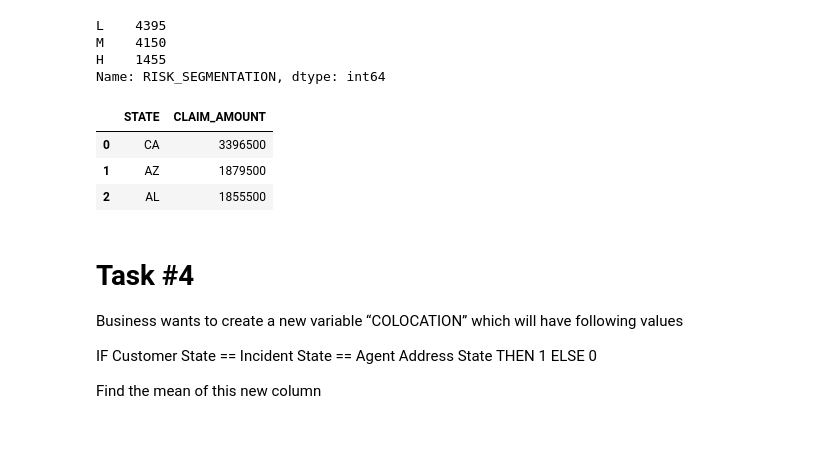
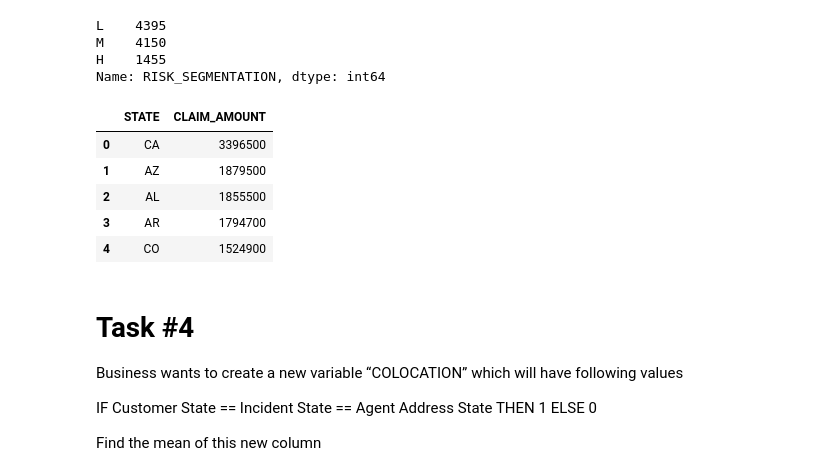
Before and after one commit to deepu-san/Tasks, a Jupyter notebook: GDTC Task/GDTC_Task.ipynb, the cells around one changed output. Cells and saved outputs as stored; diff of their text form; code cells hidden in the pictures; blank space fills up the shorter version.

```diff
--- a/GDTC Task/GDTC_Task.ipynb
+++ b/GDTC Task/GDTC_Task.ipynb
@@ -34,6 +34,8 @@ df_ins.head(2)
 | 0 | 2020-06-01 00:00:00 | TXN00000001 | A00003822 | PLC00008468 | 2015-06-23 | 2020-05-16 | 2020-05-21 | ... |
 | 1 | 2020-06-01 00:00:00 | TXN00000002 | A00008149 | PLC00009594 | 2018-04-21 | 2020-05-13 | 2020-05-18 | ... |
 2 rows × 38 columns
+# %%
+df_ins['TXN_DATE_TIME'] = pd.to_datetime(df_ins['TXN_DATE_TIME'].str[:10],format='%Y-%m-%d', errors='coerce')
 # %%
 df_emp.head(2)
 # %% [output]
@@ -122,12 +133,14 @@ M    4150
 H    1455
 Name: RISK_SEGMENTATION, dtype: int64
 # %%
-df.loc[df['RISK_SEGMENTATION']=='H'].groupby('STATE')['CLAIM_AMOUNT'].sum().sort_values(ascending=False).nlargest(3).reset_index()
+df.loc[df['RISK_SEGMENTATION']=='H'].groupby('STATE')['CLAIM_AMOUNT'].sum().sort_values(ascending=False).nlargest(5).reset_index()
 # %% [output]
 |  | STATE | CLAIM_AMOUNT |
 | 0 | CA | 3396500 |
 | 1 | AZ | 1879500 |
 | 2 | AL | 1855500 |
+| 3 | AR | 1794700 |
+| 4 | CO | 1524900 |
 # %% [markdown]
 # Task #4
 Business wants to create a new variable “COLOCATION” which will have following values
```
Also changed, not shown: parts of 19 cells of this notebook.
